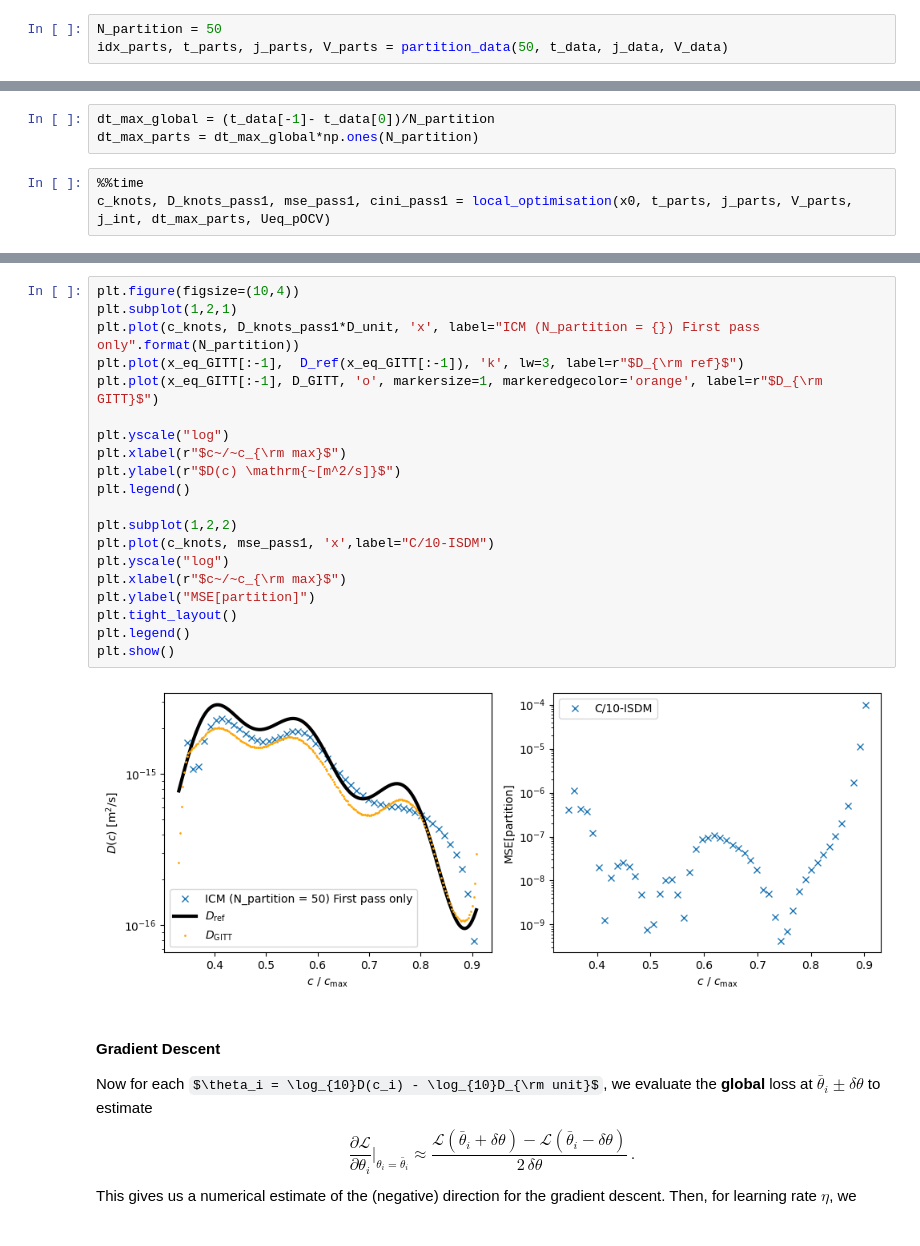
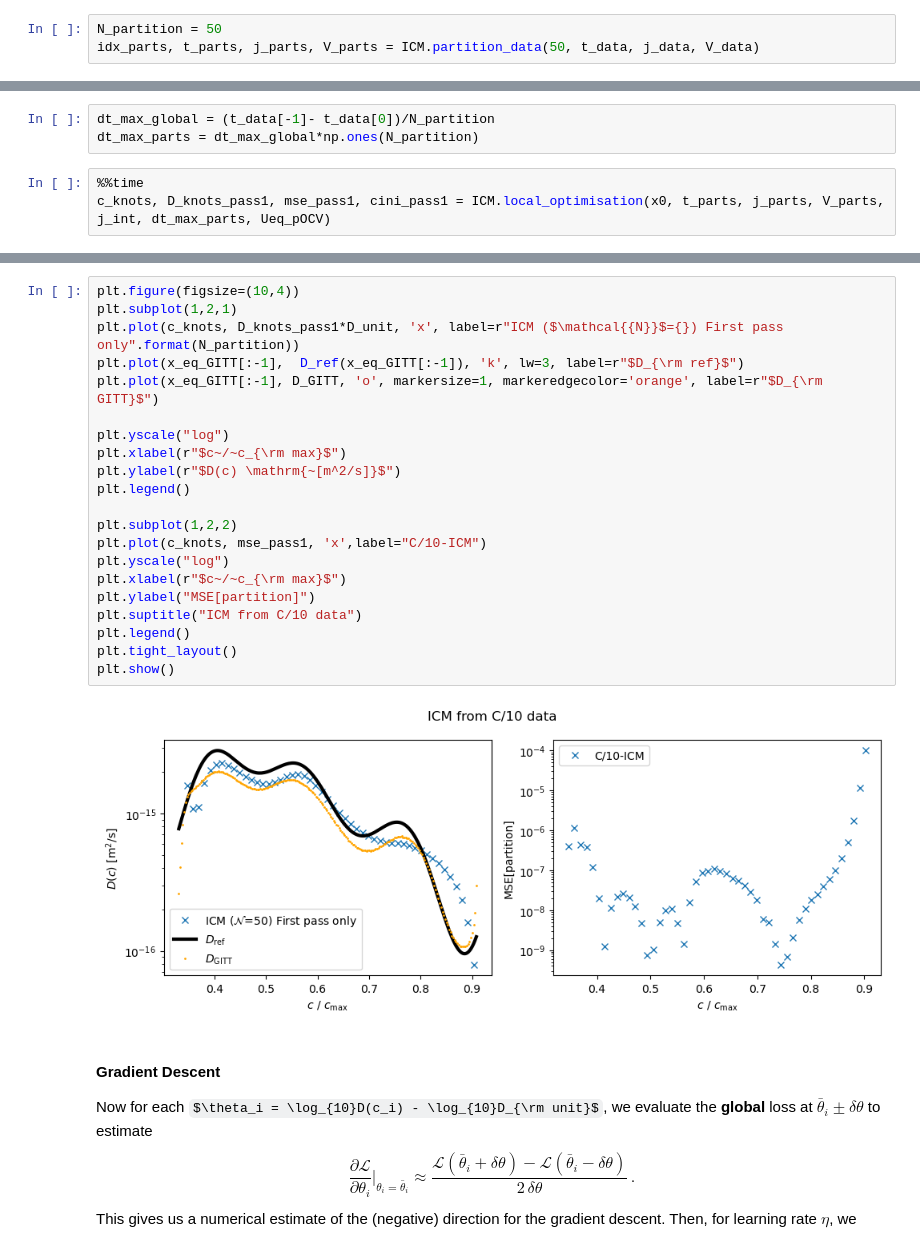
Before and after one commit to gumrukcuoglu/ICM, a Jupyter notebook: GITT_vs_ICM.ipynb, the cells around one changed output, grey strips where cells are left out. Saved outputs shown, nothing was run; the diff lists cells and outputs as text; some formulas as TeX source.

```diff
--- a/GITT_vs_ICM.ipynb
+++ b/GITT_vs_ICM.ipynb
@@ -217,7 +215,7 @@ j_int = InterpolatedUnivariateSpline(t_data, j_data, k=1)
 #### Partitioning the data
 # %%
 N_partition = 50
-idx_parts, t_parts, j_parts, V_parts = partition_data(50, t_data, j_data, V_data)
+idx_parts, t_parts, j_parts, V_parts = ICM.partition_data(50, t_data, j_data, V_data)
 # %% [markdown]
 Visualising the partitions
 # %%
@@ -263,6 +261,6 @@ dt_max_global = (t_data[-1]- t_data[0])/N_partition
 dt_max_parts = dt_max_global*np.ones(N_partition)
 # %%
 %%time
-c_knots, D_knots_pass1, mse_pass1, cini_pass1 = local_optimisation(x0, t_parts, j_parts, V_parts, j_int, dt_max_parts, Ueq_pOCV)
+c_knots, D_knots_pass1, mse_pass1, cini_pass1 = ICM.local_optimisation(x0, t_parts, j_parts, V_parts, j_int, dt_max_parts, Ueq_pOCV)
 # %% [output]
 Partition 49/49 ...
@@ -271,25 +269,26 @@ Wall time: 8.22 s
 # %%
 plt.figure(figsize=(10,4))
 plt.subplot(1,2,1)
-plt.plot(c_knots, D_knots_pass1*D_unit, 'x', label="ICM (N_partition = {}) First pass only".format(N_partition))
+plt.plot(c_knots, D_knots_pass1*D_unit, 'x', label=r"ICM ($\mathcal{{N}}$={}) First pass only".format(N_partition))
 plt.plot(x_eq_GITT[:-1],  D_ref(x_eq_GITT[:-1]), 'k', lw=3, label=r"$D_{\rm ref}$")
 plt.plot(x_eq_GITT[:-1], D_GITT, 'o', markersize=1, markeredgecolor='orange', label=r"$D_{\rm GITT}$")
 
 plt.yscale("log")
 plt.xlabel(r"$c~/~c_{\rm max}$")
 plt.ylabel(r"$D(c) \mathrm{~[m^2/s]}$")
 plt.legend()
 
 plt.subplot(1,2,2)
-plt.plot(c_knots, mse_pass1, 'x',label="C/10-ISDM")
+plt.plot(c_knots, mse_pass1, 'x',label="C/10-ICM")
 plt.yscale("log")
 plt.xlabel(r"$c~/~c_{\rm max}$")
 plt.ylabel("MSE[partition]")
+plt.suptitle("ICM from C/10 data")
+plt.legend()
 plt.tight_layout()
-plt.legend()
 plt.show()
 # %% [output]
-[figure, old version]
+[figure, new version]
 # %% [markdown]
 #### Gradient Descent
 
```
Also changed, not shown: parts of 5 cells of this notebook, 2 other files.
